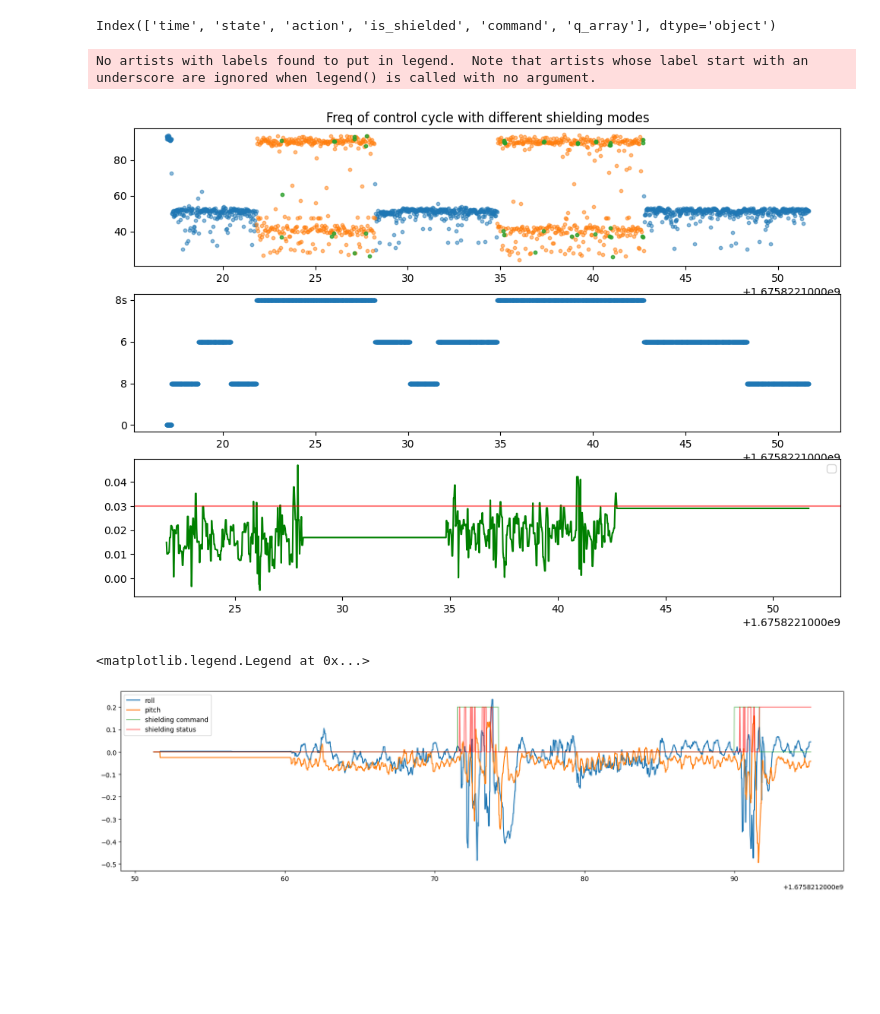
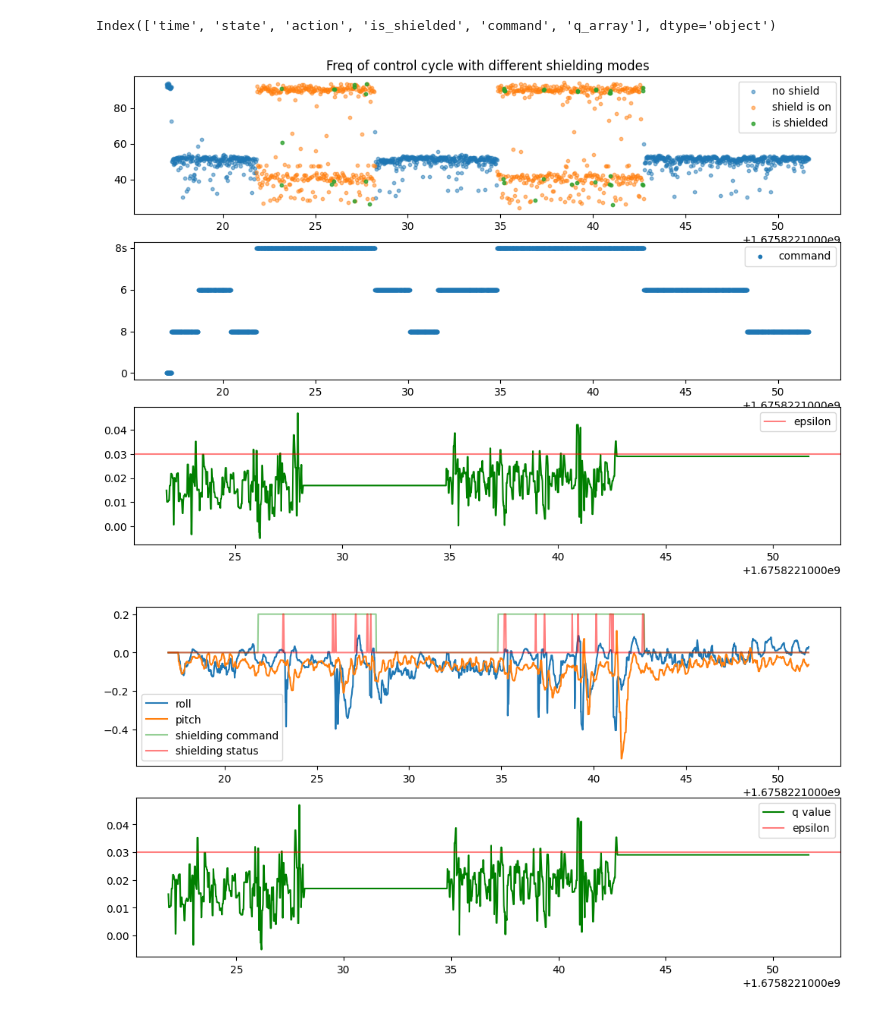
Before and after one commit to SafeRoboticsLab/GhostSDK, a Jupyter notebook: SDK/mblink/data_analysis.ipynb, the cells around one changed output. Saved outputs shown, nothing was run; the diff lists cells and outputs as text; code cells hidden in the pictures; blank space fills up the shorter version.

Commit message:
fix plot filter

```diff
--- a/SDK/mblink/data_analysis.ipynb
+++ b/SDK/mblink/data_analysis.ipynb
@@ -37,14 +37,15 @@ ax[0].set_title("Freq of control cycle with different shielding modes")
 ax[0].scatter(time_no_shield, freq_no_shield, label="no shield", alpha=0.5, s=10)
 ax[0].scatter(time_shield_on, freq_shield_on, label="shield is on", zorder=5, alpha=0.5, s=10)
 ax[0].scatter(time_is_shielded, freq_is_shielded, label="is shielded", zorder=10, alpha=0.8, s=10)
-ax[1].scatter(df["time"], df["command"], s=10)
+ax[1].scatter(df["time"], df["command"], s=10, label="command")
 ax[2].plot(df["time"], df["q_array"], color="green")
-ax[2].axhline(0.03, color="red", alpha=0.5)
-plt.legend()
+ax[2].axhline(0.03, color="red", alpha=0.5, label="epsilon")
+ax[0].legend()
+ax[1].legend()
+ax[2].legend()
 plt.show()
 # %% [output]
-No artists with labels found to put in legend.  Note that artists whose label start with an underscore are ignored when legend() is called with no argument.
-[figure, old version]
+[figure, new version]
 # %%
 """
 x, y, z,
@@ -59,13 +60,16 @@ state_array = np.array(df["state"].to_list())
 shielding_status = np.array([1 if x is True else 0 for x in df["is_shielded"]])
 shielding_command = np.array([1 if x == "8s" else 0 for x in df["command"]])
 # %%
-plt.figure(figsize=(20, 5))
-plt.plot(df["time"], state_array[:, 6], label="roll")
-plt.plot(df["time"], state_array[:, 7], label="pitch")
-plt.plot(df["time"], shielding_command * 0.2, label="shielding command", alpha=0.5)
-plt.plot(df["time"], shielding_status * 0.2, label="shielding status", color="red", alpha=0.5)
-plt.legend()
+fig, ax = plt.subplots(2, 1, figsize=(12, 6))
+ax[0].plot(df["time"], state_array[:, 6], label="roll")
+ax[0].plot(df["time"], state_array[:, 7], label="pitch")
+ax[0].plot(df["time"], shielding_command * 0.2, label="shielding command", alpha=0.5)
+ax[0].plot(df["time"], shielding_status * 0.2, label="shielding status", color="red", alpha=0.5)
+ax[1].plot(df["time"], df["q_array"], label="q value", color="green")
+ax[1].axhline(0.03, color="red", alpha=0.5, label="epsilon")
+ax[0].legend()
+ax[1].legend()
+plt.show()
 # %% [output]
-<matplotlib.legend.Legend at 0x...>
-[figure, old version]
+[figure, new version]
 # %%
```
Also changed, not shown: parts of 2 cells of this notebook.
